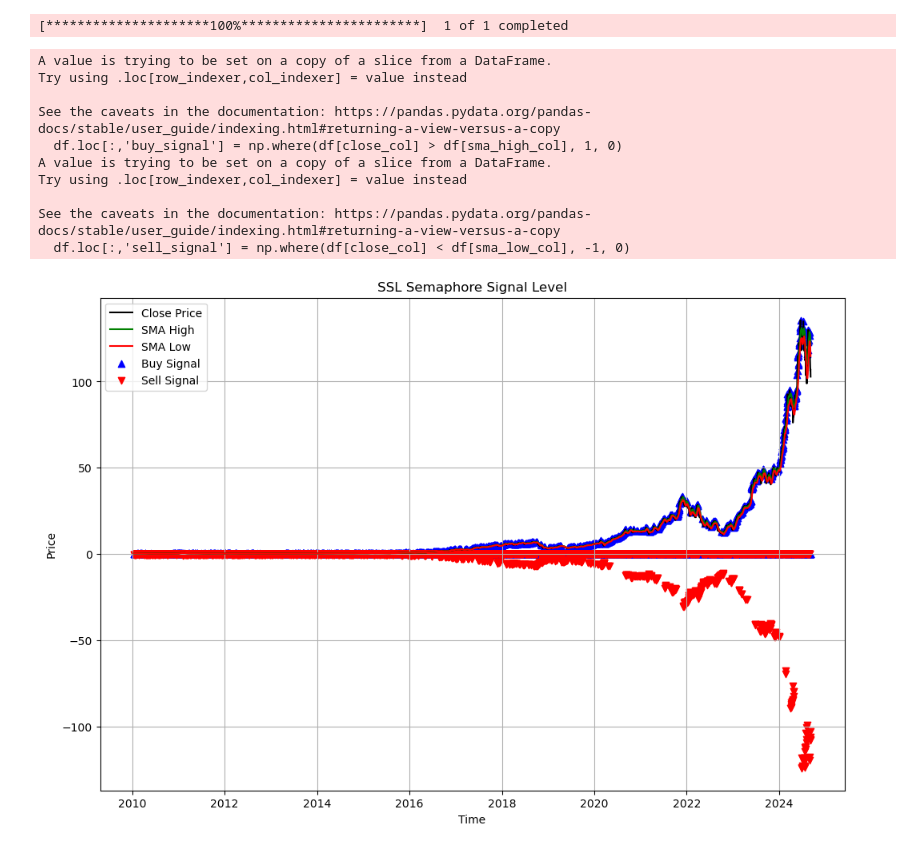
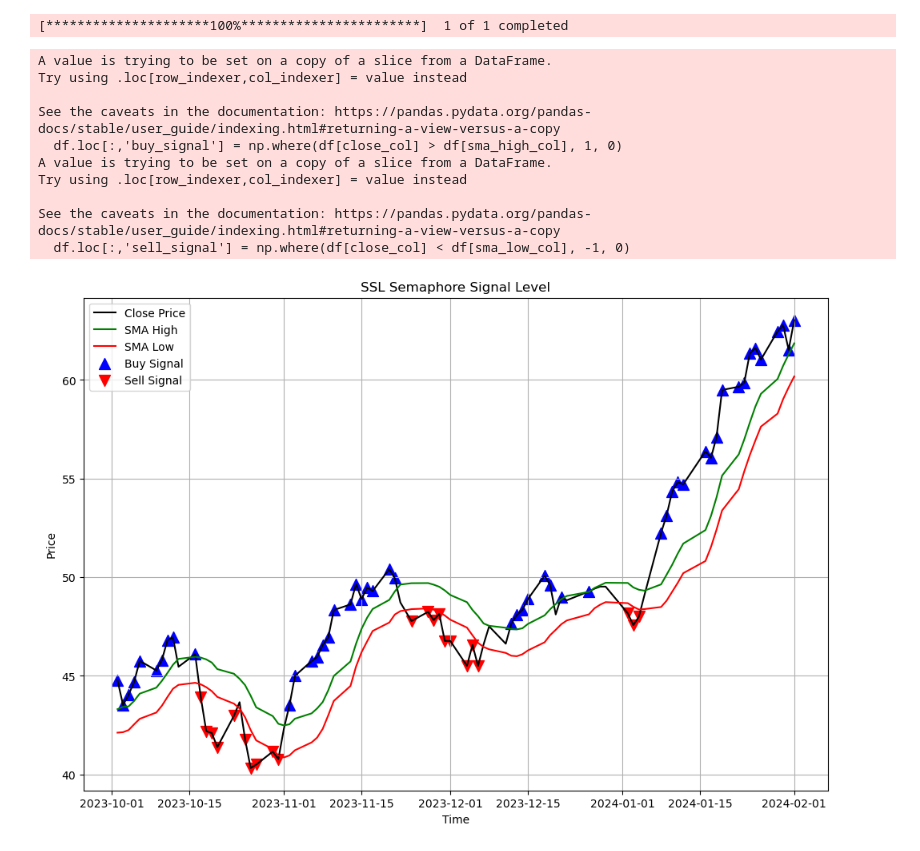
Before and after one commit to cody-mckeon/Algo_Indicator_0, a Jupyter notebook: Algo_Indicator_0.ipynb, the cells around one changed output. Drawn from its saved outputs; the diff is of its cells as text; code cells hidden in the pictures.

```diff
--- a/Algo_Indicator_0.ipynb
+++ b/Algo_Indicator_0.ipynb
@@ -63,7 +63,7 @@ def generate_ssl_signals(df, close_col='close', sma_high_col='sma_high', sma_low
     df.loc[:,'sell_signal'] = np.where(df[close_col] < df[sma_low_col], -1, 0)
     return df
 
-def plot_ssl_signals(df, close_col='close', sma_high_col='sma_high', sma_low_col='sma_low', buy_signal_col='buy_signal', sell_signal_col='sell_signal'):
+def plot_ssl_signals(df, close_col='close', sma_high_col='sma_high', sma_low_col='sma_low', buy_signal_col='buy_signal', sell_signal_col='sell_signal', start_date=None, end_date=None):
     """
     Plot the SSL semaphore signals along with the stock price and moving averages.
 
@@ -74,49 +74,54 @@ def plot_ssl_signals(df, close_col='close', sma_high_col='sma_high', sma_low_col
     sma_low_col (str): Column name for the low-based moving average
     buy_signal_col (str): Column name for buy signals
     sell_signal_col (str): Column name for sell signals
+    start_date (str or datetime): Start date for zooming into a particular time range
+    end_date (str or datetime): End date for zooming into a particular time range
     """
-    fig = go.Figure()
+    plt.figure(figsize=(12, 8))
 
-    # Add close price line
-    fig.add_trace(go.Scatter(x=df.index, y=df[close_col], mode='lines', name='Close Price', line=dict(color='black')))
+    # Optionally filter the dataframe for the given date range
+    if start_date and end_date:
+        df = df[(df.index >= start_date) & (df.index <= end_date)]
 
-    # Add SMA lines
-    fig.add_trace(go.Scatter(x=df.index, y=df[sma_high_col], mode='lines', name='SMA High', line=dict(color='green')))
-    fig.add_trace(go.Scatter(x=df.index, y=df[sma_low_col], mode='lines', name='SMA Low', line=dict(color='red')))
+    plt.plot(df[close_col], label='Close Price', color='black')
+    plt.plot(df[sma_high_col], label='SMA High', color='green')
+    plt.plot(df[sma_low_col], label='SMA Low', color='red')
 
-    # Add buy and sell signals
-    fig.add_trace(go.Scatter(x=df.index, y=df[buy_signal_col] * df[close_col], mode='markers', name='Buy Signal', marker=dict(symbol='triangle-up', color='blue', size=10)))
-    fig.add_trace(go.Scatter(x=df.index, y=df[sell_signal_col] * df[close_col], mode='markers', name='Sell Signal', marker=dict(symbol='triangle-down', color='red', size=10)))
+    # Plot buy signals only where buy_signal == 1
+    plt.scatter(df.index[df[buy_signal_col] == 1], df[close_col][df[buy_signal_col] == 1],
+                label='Buy Signal', marker='^', color='blue', alpha=1, s=100)
 
-    # Update layout for better readability
-    fig.update_layout(title='SSL Semaphore Signal Level',
-                      xaxis_title='Time',
-                      yaxis_title='Price',
-                      template='plotly_white')
+    # Plot sell signals only where sell_signal == -1
+    plt.scatter(df.index[df[sell_signal_col] == -1], df[close_col][df[sell_signal_col] == -1],
+                label='Sell Signal', marker='v', color='red', alpha=1, s=100)
 
-    # Show interactive plot
-    fig.show()
+    plt.title('SSL Semaphore Signal Level')
+    plt.legend()
+    plt.xlabel('Time')
+    plt.ylabel('Price')
+    plt.grid(True)
+    plt.show()
 # %%
 df = calculate_moving_averages(data)
 
 df_cleaned = df.dropna()
 df_cleaned
 
 df_cleaned = generate_ssl_signals(df_cleaned)
 
-plot_ssl_signals(df_cleaned)
+plot_ssl_signals(df_cleaned, start_date='2023-10-01', end_date='2024-02-01')
 # %% [output]
 A value is trying to be set on a copy of a slice from a DataFrame.
 Try using .loc[row_indexer,col_indexer] = value instead
 
 See the caveats in the documentation: https://pandas.pydata.org/pandas-docs/stable/user_guide/indexing.html#returning-a-view-versus-a-copy
   df.loc[:,'buy_signal'] = np.where(df[close_col] > df[sma_high_col], 1, 0)
 A value is trying to be set on a copy of a slice from a DataFrame.
 Try using .loc[row_indexer,col_indexer] = value instead
 
 See the caveats in the documentation: https://pandas.pydata.org/pandas-docs/stable/user_guide/indexing.html#returning-a-view-versus-a-copy
   df.loc[:,'sell_signal'] = np.where(df[close_col] < df[sma_low_col], -1, 0)
-[figure, old version]
+[figure, new version]
 # %%
 # Volume Indicator (On-Balance Volume - OBV)
 df_cleaned.loc[:, 'obv'] = talib.OBV(df_cleaned['close'], df_cleaned['volume'])
```
Also changed, not shown: parts of 10 cells of this notebook.
